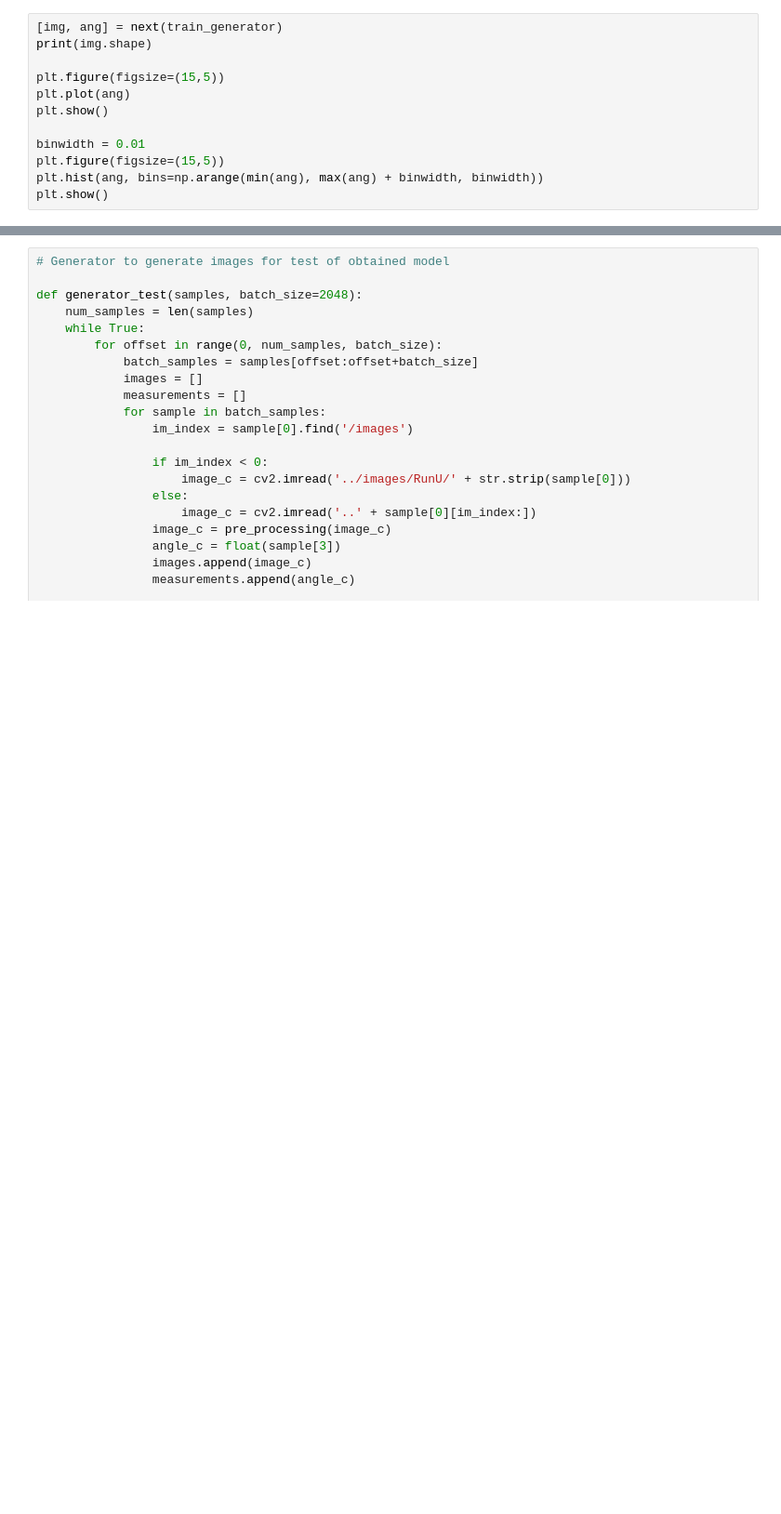
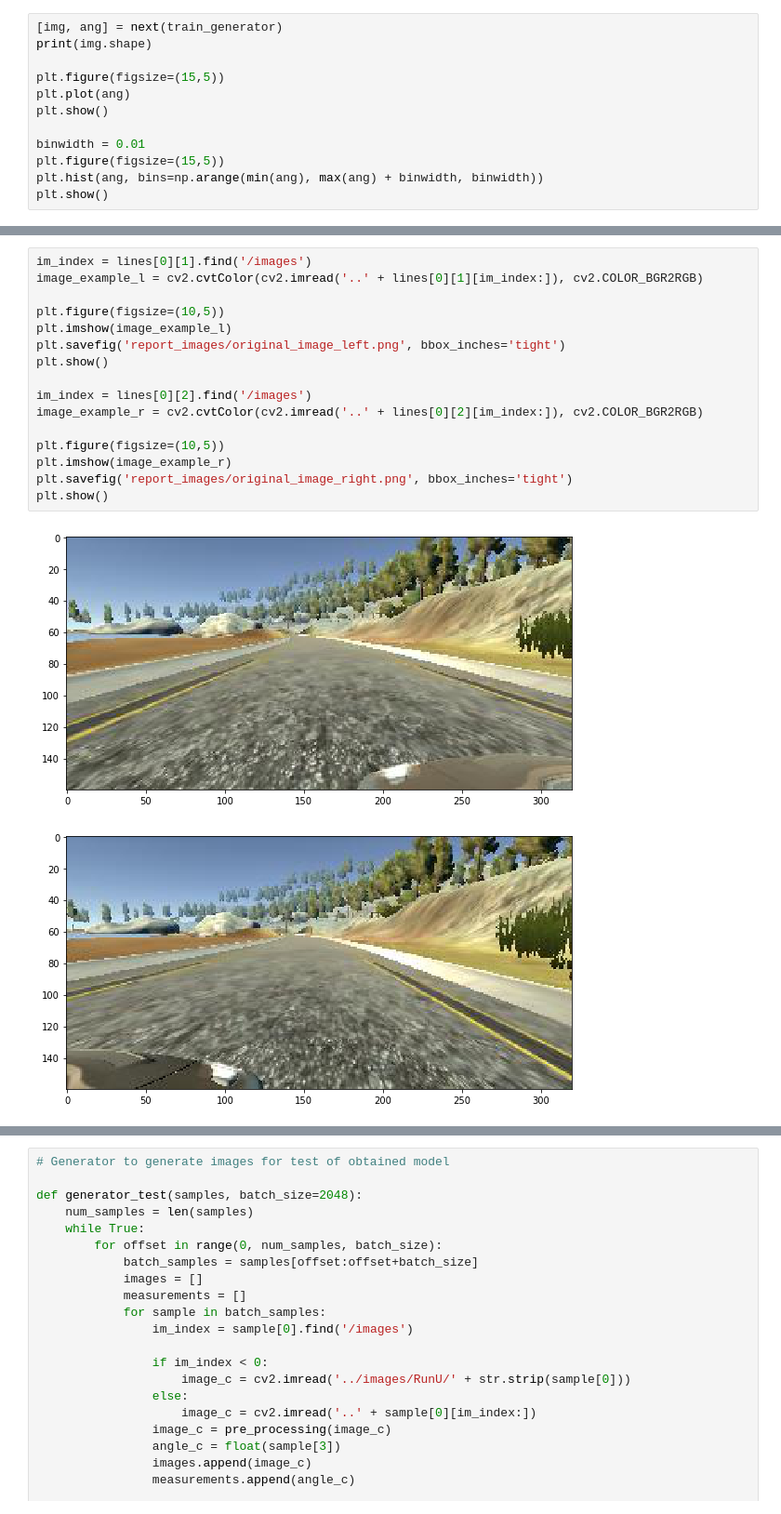
Before and after one commit to SIakovlev/CarND_Term1_P3, a Jupyter notebook: model.ipynb, the cells around one changed output, grey strips where cells are left out. Shown: that part at 93% size. Drawn from its saved outputs; the diff is of its cells as text; blank space fills up the shorter version.

```diff
--- a/model.ipynb
+++ b/model.ipynb
@@ -249,0 +274,19 @@ plt.show()
+# %%
+im_index = lines[0][1].find('/images')
+image_example_l = cv2.cvtColor(cv2.imread('..' + lines[0][1][im_index:]), cv2.COLOR_BGR2RGB)
+
+plt.figure(figsize=(10,5))
+plt.imshow(image_example_l)
+plt.savefig('report_images/original_image_left.png', bbox_inches='tight')
+plt.show()
+
+im_index = lines[0][2].find('/images')
+image_example_r = cv2.cvtColor(cv2.imread('..' + lines[0][2][im_index:]), cv2.COLOR_BGR2RGB)
+
+plt.figure(figsize=(10,5))
+plt.imshow(image_example_r)
+plt.savefig('report_images/original_image_right.png', bbox_inches='tight')
+plt.show()
+# %% [output]
+[figure, added]
+[figure, added]
```
Also changed, not shown: parts of 4 cells of this notebook, 7 other files.
